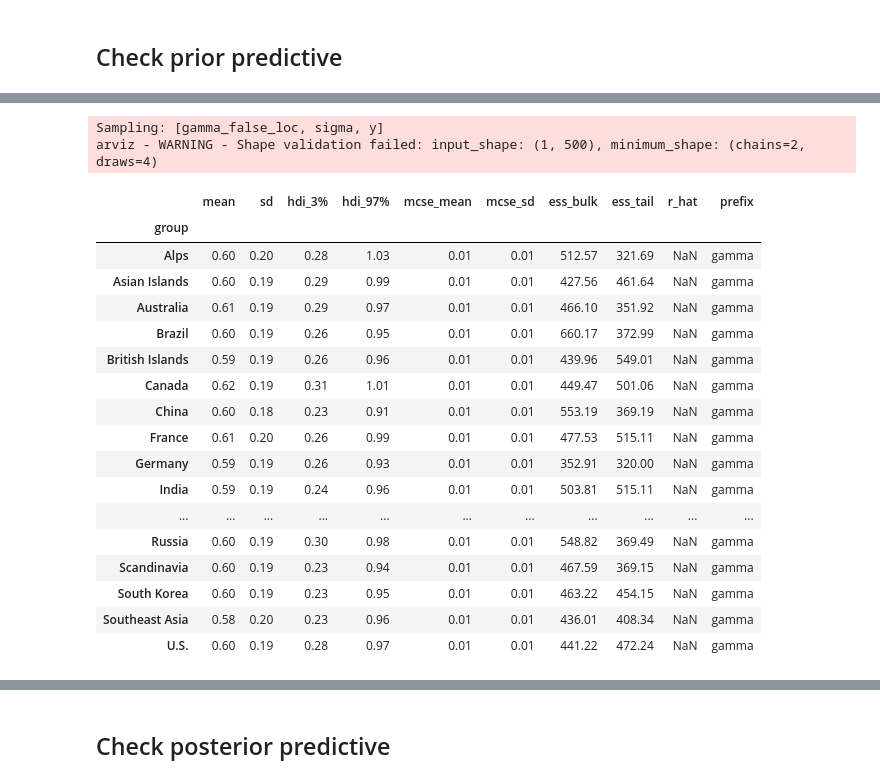
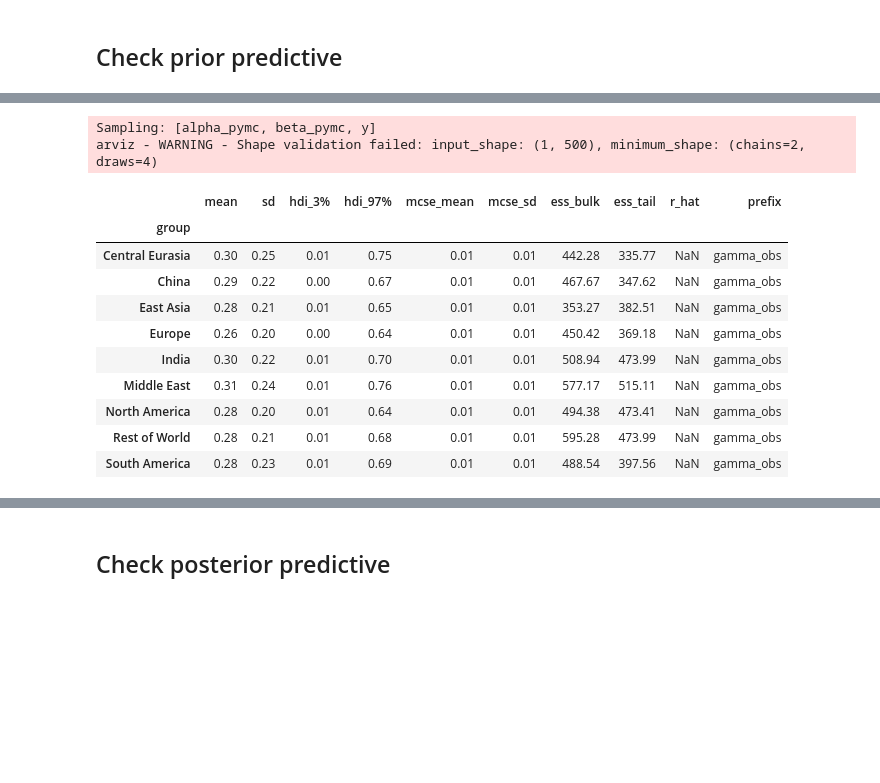
Before and after one commit to plhocker/top_wealth_thesis, a Jupyter notebook: Notebooks/trying_out/test.ipynb, the cells around one changed output, grey strips where cells are left out. Saved outputs shown, nothing was run; the diff lists cells and outputs as text; code cells hidden in the pictures; blank space fills up the shorter version.

```diff
--- a/Notebooks/trying_out/test.ipynb
+++ b/Notebooks/trying_out/test.ipynb
@@ -16,7 +16,7 @@ from thesis_tools.models.bayesian_multivariate_cross_sectional import *
 # %%
 df = read_billionaires_data(only_years=['2018'])
 # %%
-model = Multivariate_GeneralisedPareto(data=df)
+model = Multivariate_Weibull(data=df, group_variable='region')
 # %%
 model.fit()
 # %% [output]
@@ -55,27 +41,20 @@ Sampling: [gamma_false_loc, sigma, y]
 # %%
 prior_summary = model.get_prior_summary()
 # %% [output]
-Sampling: [gamma_false_loc, sigma, y]
+Sampling: [alpha_pymc, beta_pymc, y]
 arviz - WARNING - Shape validation failed: input_shape: (1, 500), minimum_shape: (chains=2, draws=4)
 # %%
-prior_summary.get_group('gamma')
+prior_summary.get_group('gamma_obs')
 # %% [output]
 |  | mean | sd | hdi_3% | hdi_97% | mcse_mean | mcse_sd | ess_bulk | ess_tail | r_hat | prefix |
 | group |  |  |  |  |  |  |  |  |  |  |
-| Alps | 0.60 | 0.20 | 0.28 | 1.03 | 0.01 | 0.01 | 512.57 | 321.69 | NaN | gamma |
-| Asian Islands | 0.60 | 0.19 | 0.29 | 0.99 | 0.01 | 0.01 | 427.56 | 461.64 | NaN | gamma |
-| Australia | 0.61 | 0.19 | 0.29 | 0.97 | 0.01 | 0.01 | 466.10 | 351.92 | NaN | gamma |
-| Brazil | 0.60 | 0.19 | 0.26 | 0.95 | 0.01 | 0.01 | 660.17 | 372.99 | NaN | gamma |
-| British Islands | 0.59 | 0.19 | 0.26 | 0.96 | 0.01 | 0.01 | 439.96 | 549.01 | NaN | gamma |
-| Canada | 0.62 | 0.19 | 0.31 | 1.01 | 0.01 | 0.01 | 449.47 | 501.06 | NaN | gamma |
-| China | 0.60 | 0.18 | 0.23 | 0.91 | 0.01 | 0.01 | 553.19 | 369.19 | NaN | gamma |
-| France | 0.61 | 0.20 | 0.26 | 0.99 | 0.01 | 0.01 | 477.53 | 515.11 | NaN | gamma |
-| Germany | 0.59 | 0.19 | 0.26 | 0.93 | 0.01 | 0.01 | 352.91 | 320.00 | NaN | gamma |
-| India | 0.59 | 0.19 | 0.24 | 0.96 | 0.01 | 0.01 | 503.81 | 515.11 | NaN | gamma |
-| ... | ... | ... | ... | ... | ... | ... | ... | ... | ... | ... |
-| Russia | 0.60 | 0.19 | 0.30 | 0.98 | 0.01 | 0.01 | 548.82 | 369.49 | NaN | gamma |
-| Scandinavia | 0.60 | 0.19 | 0.23 | 0.94 | 0.01 | 0.01 | 467.59 | 369.15 | NaN | gamma |
-| South Korea | 0.60 | 0.19 | 0.23 | 0.95 | 0.01 | 0.01 | 463.22 | 454.15 | NaN | gamma |
-| Southeast Asia | 0.58 | 0.20 | 0.23 | 0.96 | 0.01 | 0.01 | 436.01 | 408.34 | NaN | gamma |
-| U.S. | 0.60 | 0.19 | 0.28 | 0.97 | 0.01 | 0.01 | 441.22 | 472.24 | NaN | gamma |
+| Central Eurasia | 0.30 | 0.25 | 0.01 | 0.75 | 0.01 | 0.01 | 442.28 | 335.77 | NaN | gamma_obs |
+| China | 0.29 | 0.22 | 0.00 | 0.67 | 0.01 | 0.01 | 467.67 | 347.62 | NaN | gamma_obs |
+| East Asia | 0.28 | 0.21 | 0.01 | 0.65 | 0.01 | 0.01 | 353.27 | 382.51 | NaN | gamma_obs |
+| Europe | 0.26 | 0.20 | 0.00 | 0.64 | 0.01 | 0.01 | 450.42 | 369.18 | NaN | gamma_obs |
+| India | 0.30 | 0.22 | 0.01 | 0.70 | 0.01 | 0.01 | 508.94 | 473.99 | NaN | gamma_obs |
+| Middle East | 0.31 | 0.24 | 0.01 | 0.76 | 0.01 | 0.01 | 577.17 | 515.11 | NaN | gamma_obs |
+| North America | 0.28 | 0.20 | 0.01 | 0.64 | 0.01 | 0.01 | 494.38 | 473.41 | NaN | gamma_obs |
+| Rest of World | 0.28 | 0.21 | 0.01 | 0.68 | 0.01 | 0.01 | 595.28 | 473.99 | NaN | gamma_obs |
+| South America | 0.28 | 0.23 | 0.01 | 0.69 | 0.01 | 0.01 | 488.54 | 397.56 | NaN | gamma_obs |
 # %%
```
Also changed, not shown: parts of 9 cells of this notebook, 19 other files.
